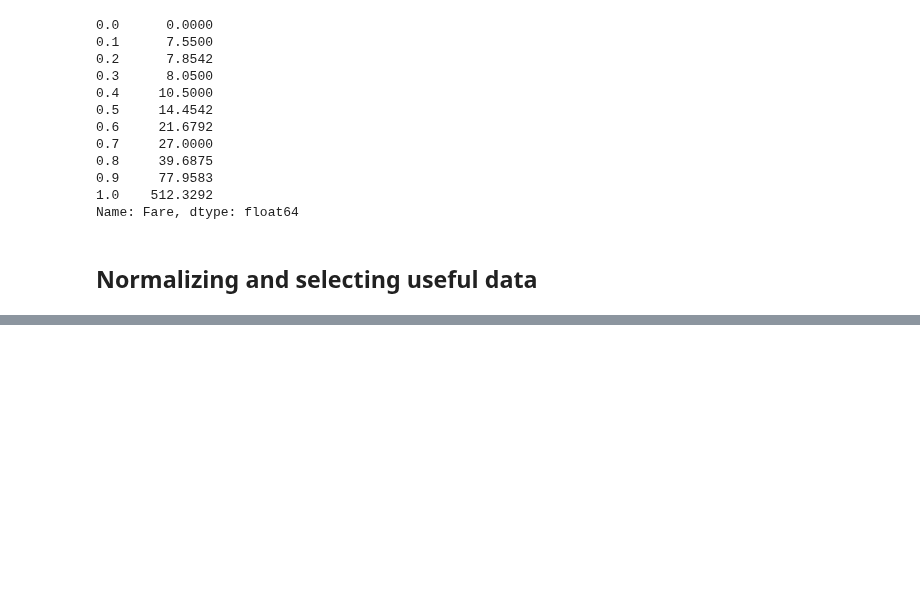
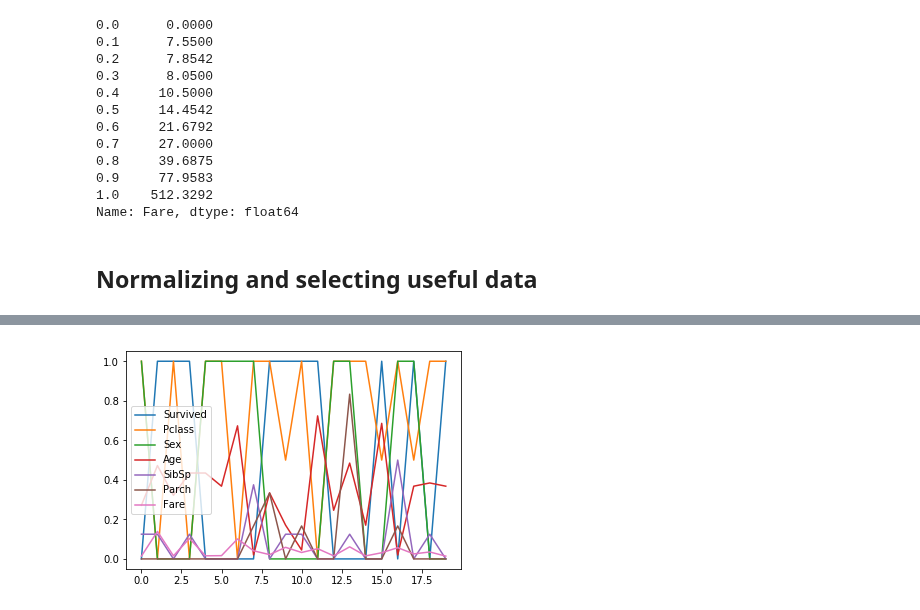
Before and after one commit to samuxiii/prototypes, a Jupyter notebook: notebooks/titanic/Titanic Survival.ipynb, the cells around one changed output, grey strips where cells are left out. Cells and saved outputs as stored; diff of their text form; code cells hidden in the pictures; blank space fills up the shorter version.

Commit message:
Improved how the data is plotted

```diff
--- a/notebooks/titanic/Titanic Survival.ipynb
+++ b/notebooks/titanic/Titanic Survival.ipynb
@@ -210,0 +175,14 @@ ValueError: could not convert string to float: 'male'
+# %%
+#Squeeze the data to [0,1]
+from sklearn import preprocessing
+
+scaler = preprocessing.MinMaxScaler()
+train_norm = scaler.fit_transform(train)
+column_names = list(train)
+
+plt.figure()
+plt.plot(train_norm[:20])
+plt.legend(column_names);
+plt.show()
+# %% [output]
+[figure, added]
```
Also changed, not shown: parts of 8 cells of this notebook.
